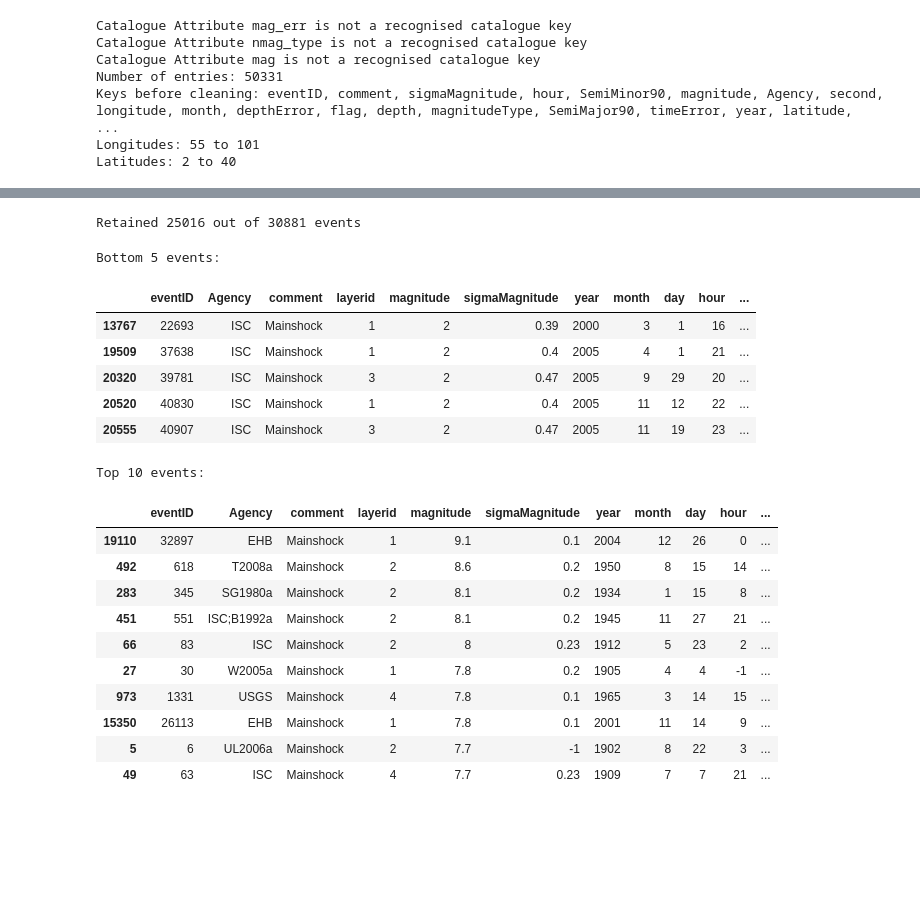
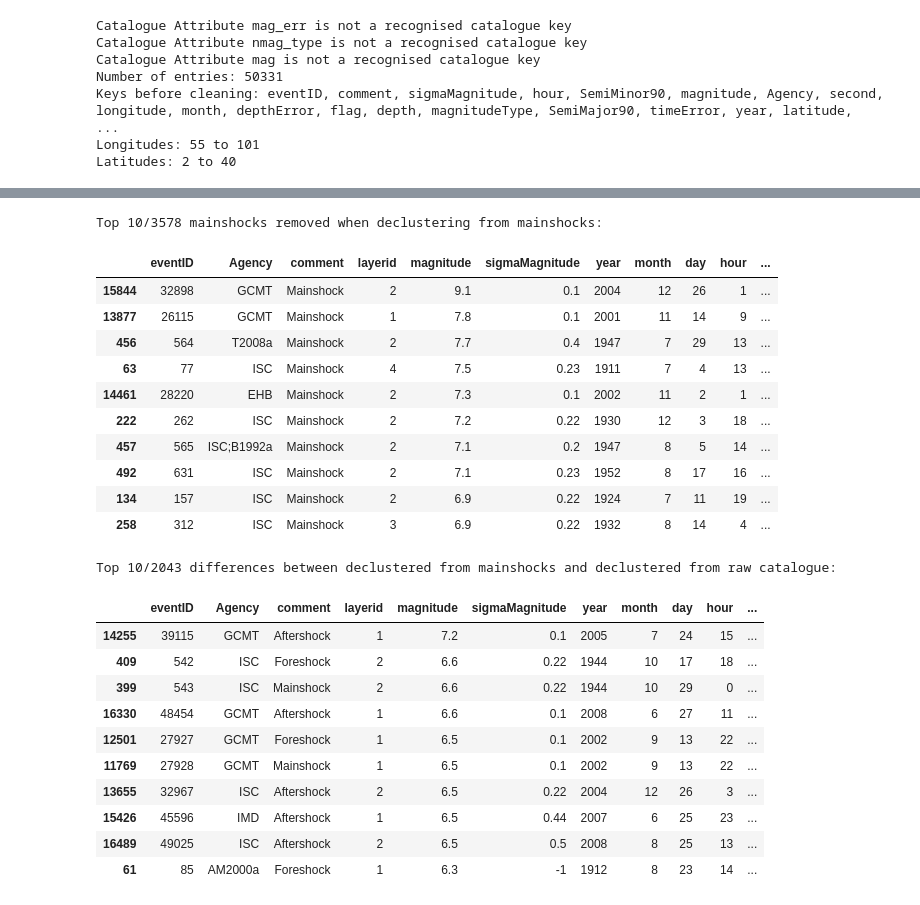
Before and after one commit to nackerley/indian-subcontinent-psha, a Jupyter notebook: Smoothed/Smoothed Seismicity from Catalogue.ipynb, the cells around one changed output, grey strips where cells are left out. Cells and saved outputs as stored; diff of their text form; code cells hidden in the pictures; blank space fills up the shorter version.

```diff
--- a/Smoothed/Smoothed Seismicity from Catalogue.ipynb
+++ b/Smoothed/Smoothed Seismicity from Catalogue.ipynb
@@ -304,2 +331,9 @@ plt.savefig('Magnitude time density (mainshocks).pdf', dpi=300, bbox_inches='tig
+# %%
+def df_diff(df1, df2):
+    df1 = pd.DataFrame(df1)
+    df2 = pd.DataFrame(df2)
+    df_merge = pd.merge(df1[['eventID']], df2[['eventID']], on='eventID')
+    matches = [index for index, value in df1['eventID'].iteritems() if value in df_merge['eventID'].values]
+    return df1.drop(matches)
 # %%
 # identify fore/aftershocks in the raw catalogue
@@ -335,32 +353,36 @@ Identified an additional 3005 foreshocks and 2860 aftershocks out of 30881
-# %%
-# implement declustering from mainshocks
-declustered2 = deepcopy(declustered)
-declustered2.purge_catalogue(declustered.data['cluster flag'] == 0)
-print 'Retained', declustered2.get_number_events(), 'out of', declustered.get_number_events(), 'events'
-# %% [output]
-Retained 25016 out of 30881 events
 # %%
-print 'Bottom 5 events:'
-display(pd.DataFrame(declustered2.data)[useful_keys].sort(columns=sort_mag).head(5))
-print 'Top 10 events:'
-display(pd.DataFrame(declustered2.data)[useful_keys].sort(columns=sort_mag, ascending=reverse_mag).head(10))
+df_diff23 = df_diff(declustered.data, declustered2.data)
+print('Top 10/%d mainshocks removed when declustering from mainshocks:' % len(df_diff23))
+display(df_diff23[useful_keys].sort(columns=sort_mag, ascending=reverse_mag).head(10))
 # %% [output]
-Bottom 5 events:
+Top 10/3578 mainshocks removed when declustering from mainshocks:
 |  | eventID | Agency | comment | layerid | magnitude | sigmaMagnitude | year | month | day | hour | ... |
-| 13767 | 22693 | ISC | Mainshock | 1 | 2 | 0.39 | 2000 | 3 | 1 | 16 | ... |
-| 19509 | 37638 | ISC | Mainshock | 1 | 2 | 0.4 | 2005 | 4 | 1 | 21 | ... |
-| 20320 | 39781 | ISC | Mainshock | 3 | 2 | 0.47 | 2005 | 9 | 29 | 20 | ... |
-| 20520 | 40830 | ISC | Mainshock | 1 | 2 | 0.4 | 2005 | 11 | 12 | 22 | ... |
-| 20555 | 40907 | ISC | Mainshock | 3 | 2 | 0.47 | 2005 | 11 | 19 | 23 | ... |
+| 15844 | 32898 | GCMT | Mainshock | 2 | 9.1 | 0.1 | 2004 | 12 | 26 | 1 | ... |
+| 13877 | 26115 | GCMT | Mainshock | 1 | 7.8 | 0.1 | 2001 | 11 | 14 | 9 | ... |
+| 456 | 564 | T2008a | Mainshock | 2 | 7.7 | 0.4 | 1947 | 7 | 29 | 13 | ... |
+| 63 | 77 | ISC | Mainshock | 4 | 7.5 | 0.23 | 1911 | 7 | 4 | 13 | ... |
+| 14461 | 28220 | EHB | Mainshock | 2 | 7.3 | 0.1 | 2002 | 11 | 2 | 1 | ... |
+| 222 | 262 | ISC | Mainshock | 2 | 7.2 | 0.22 | 1930 | 12 | 3 | 18 | ... |
+| 457 | 565 | ISC;B1992a | Mainshock | 2 | 7.1 | 0.2 | 1947 | 8 | 5 | 14 | ... |
+| 492 | 631 | ISC | Mainshock | 2 | 7.1 | 0.23 | 1952 | 8 | 17 | 16 | ... |
+| 134 | 157 | ISC | Mainshock | 2 | 6.9 | 0.22 | 1924 | 7 | 11 | 19 | ... |
+| 258 | 312 | ISC | Mainshock | 3 | 6.9 | 0.22 | 1932 | 8 | 14 | 4 | ... |
-Top 10 events:
-|  | eventID | Agency | comment | layerid | magnitude | sigmaMagnitude | year | month | day | hour | ... |
-| 19110 | 32897 | EHB | Mainshock | 1 | 9.1 | 0.1 | 2004 | 12 | 26 | 0 | ... |
-| 492 | 618 | T2008a | Mainshock | 2 | 8.6 | 0.2 | 1950 | 8 | 15 | 14 | ... |
-| 283 | 345 | SG1980a | Mainshock | 2 | 8.1 | 0.2 | 1934 | 1 | 15 | 8 | ... |
-| 451 | 551 | ISC;B1992a | Mainshock | 2 | 8.1 | 0.2 | 1945 | 11 | 27 | 21 | ... |
-| 66 | 83 | ISC | Mainshock | 2 | 8 | 0.23 | 1912 | 5 | 23 | 2 | ... |
-| 27 | 30 | W2005a | Mainshock | 1 | 7.8 | 0.2 | 1905 | 4 | 4 | -1 | ... |
-| 973 | 1331 | USGS | Mainshock | 4 | 7.8 | 0.1 | 1965 | 3 | 14 | 15 | ... |
-| 15350 | 26113 | EHB | Mainshock | 1 | 7.8 | 0.1 | 2001 | 11 | 14 | 9 | ... |
-| 5 | 6 | UL2006a | Mainshock | 2 | 7.7 | -1 | 1902 | 8 | 22 | 3 | ... |
-| 49 | 63 | ISC | Mainshock | 4 | 7.7 | 0.23 | 1909 | 7 | 7 | 21 | ... |
+# %%
+df_diff23 = pd.concat((df_diff(declustered2.data, declustered3.data),
+                       df_diff(declustered3.data, declustered2.data)))
+print('Top 10/%d differences between declustered from mainshocks and declustered from raw catalogue:'
+      % (len(df_diff23)))
+display(df_diff23[useful_keys].sort(columns=sort_mag, ascending=reverse_mag).head(10))
+# %% [output]
+Top 10/2043 differences between declustered from mainshocks and declustered from raw catalogue:
+|  | eventID | Agency | comment | layerid | magnitude | sigmaMagnitude | year | month | day | hour | ... |
+| 14255 | 39115 | GCMT | Aftershock | 1 | 7.2 | 0.1 | 2005 | 7 | 24 | 15 | ... |
+| 409 | 542 | ISC | Foreshock | 2 | 6.6 | 0.22 | 1944 | 10 | 17 | 18 | ... |
+| 399 | 543 | ISC | Mainshock | 2 | 6.6 | 0.22 | 1944 | 10 | 29 | 0 | ... |
+| 16330 | 48454 | GCMT | Aftershock | 1 | 6.6 | 0.1 | 2008 | 6 | 27 | 11 | ... |
+| 12501 | 27927 | GCMT | Foreshock | 1 | 6.5 | 0.1 | 2002 | 9 | 13 | 22 | ... |
+| 11769 | 27928 | GCMT | Mainshock | 1 | 6.5 | 0.1 | 2002 | 9 | 13 | 22 | ... |
+| 13655 | 32967 | ISC | Aftershock | 2 | 6.5 | 0.22 | 2004 | 12 | 26 | 3 | ... |
+| 15426 | 45596 | IMD | Aftershock | 1 | 6.5 | 0.44 | 2007 | 6 | 25 | 23 | ... |
+| 16489 | 49025 | ISC | Aftershock | 2 | 6.5 | 0.5 | 2008 | 8 | 25 | 13 | ... |
+| 61 | 85 | AM2000a | Foreshock | 1 | 6.3 | -1 | 1912 | 8 | 23 | 14 | ... |
```
Also changed, not shown: parts of 32 cells of this notebook, 11 other files.
